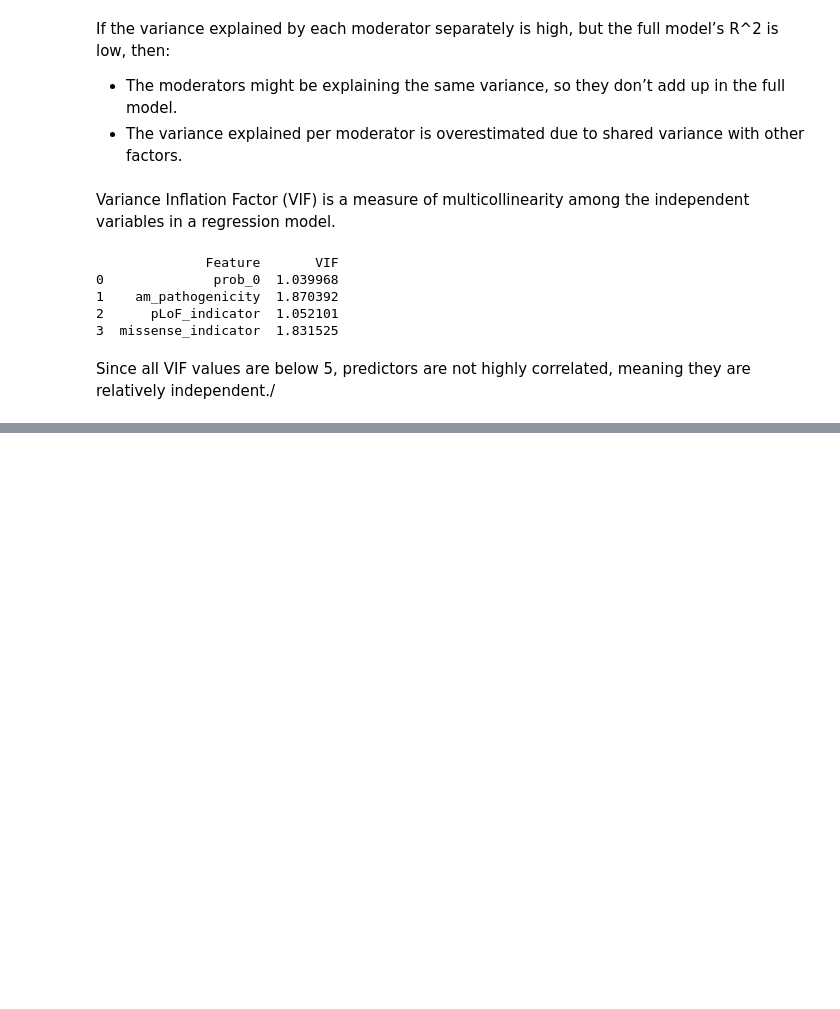
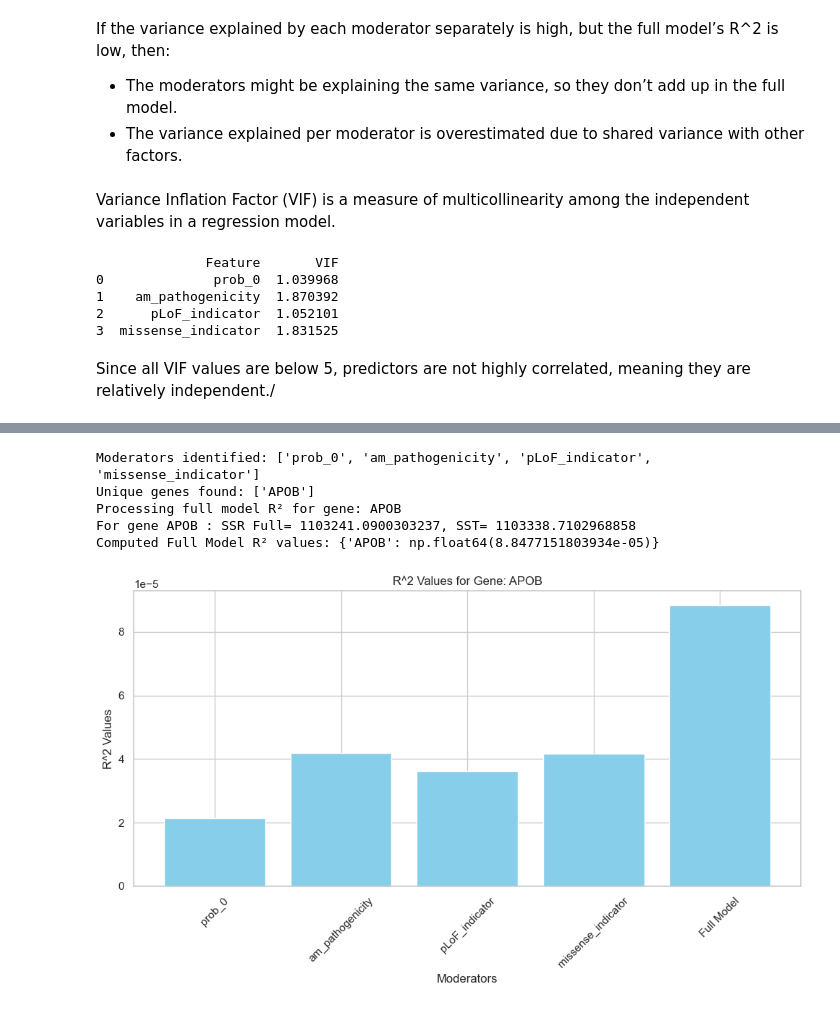
Before and after one commit to rivas-lab/umr-visualizer, a Jupyter notebook: test_package.ipynb, the cells around one changed output, grey strips where cells are left out. Cells and saved outputs as stored; diff of their text form; code cells hidden in the pictures; blank space fills up the shorter version.

```diff
--- a/test_package.ipynb
+++ b/test_package.ipynb
@@ -413 +379,10 @@ Generating plot for gene: APOB
 Variance data for gene APOB: {'prob_0': np.float64(0.2418231671907962), 'am_pathogenicity': np.float64(0.47330846323472037), 'pLoF_indicator': np.float64(0.4101394359422254), 'missense_indicator': np. ...
+# %%
+uv.plot_r2(df_filtered, fitted_values_full, style="matplotlib", gene_filter=["APOB"])
+# %% [output]
+Moderators identified: ['prob_0', 'am_pathogenicity', 'pLoF_indicator', 'missense_indicator']
+Unique genes found: ['APOB']
+Processing full model R² for gene: APOB
+For gene APOB : SSR Full= 1103241.0900303237, SST= 1103338.7102968858
+Computed Full Model R² values: {'APOB': np.float64(8.8477151803934e-05)}
+[figure, added]
```
Also changed, not shown: parts of 10 cells of this notebook, 8 other files.
